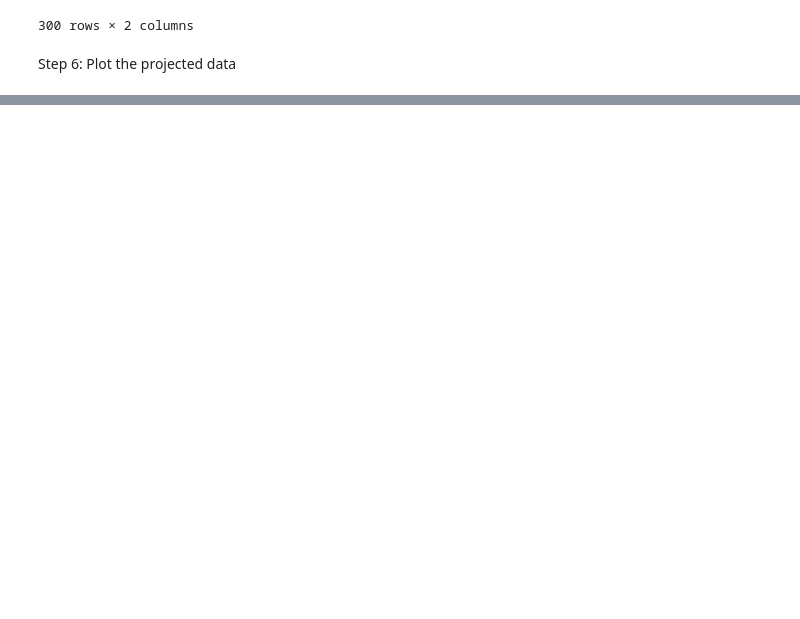
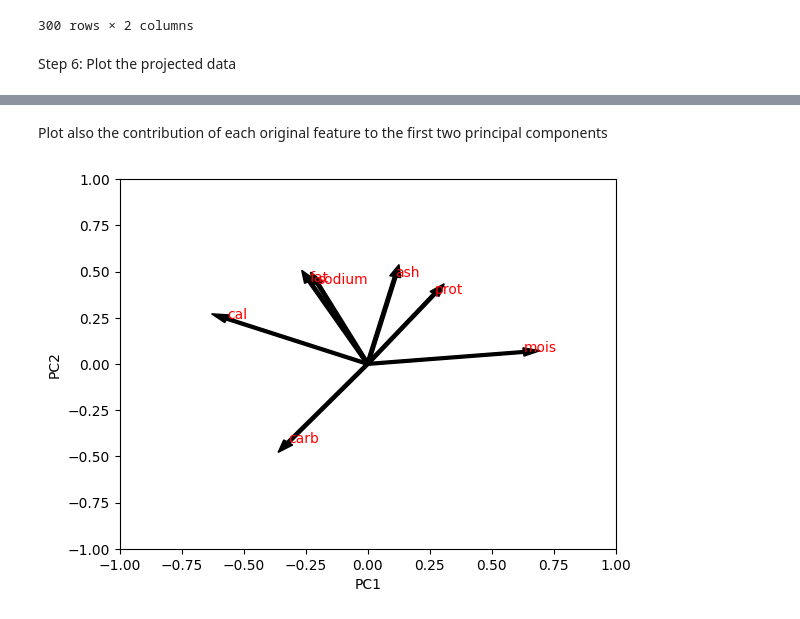
Before and after one commit to pauldubois98/RefresherMaths2023, a Jupyter notebook: ExercisesSet5/NotebookPCA.ipynb, the cells around one changed output, grey strips where cells are left out. Drawn from its saved outputs; the diff is of its cells as text; code cells hidden in the pictures; blank space fills up the shorter version.

```diff
--- a/ExercisesSet5/NotebookPCA.ipynb
+++ b/ExercisesSet5/NotebookPCA.ipynb
@@ -136,0 +159,13 @@ plt.show()
+# %% [markdown]
+Plot also the contribution of each original feature to the first two principal components
+# %%
+for i in range(7):
+    plt.arrow(0, 0, eig_vectors[i,1], eig_vectors[i,0], color='k', width=0.015)
+    plt.text(eig_vectors[i,1], eig_vectors[i,0], X.columns[i], color='r')
+plt.xlim(-1,1)
+plt.ylim(-1,1)
+plt.xlabel('PC1')
+plt.ylabel('PC2')
+plt.show()
+# %% [output]
+[figure, added]
```
Also changed, not shown: parts of 9 cells of this notebook.
